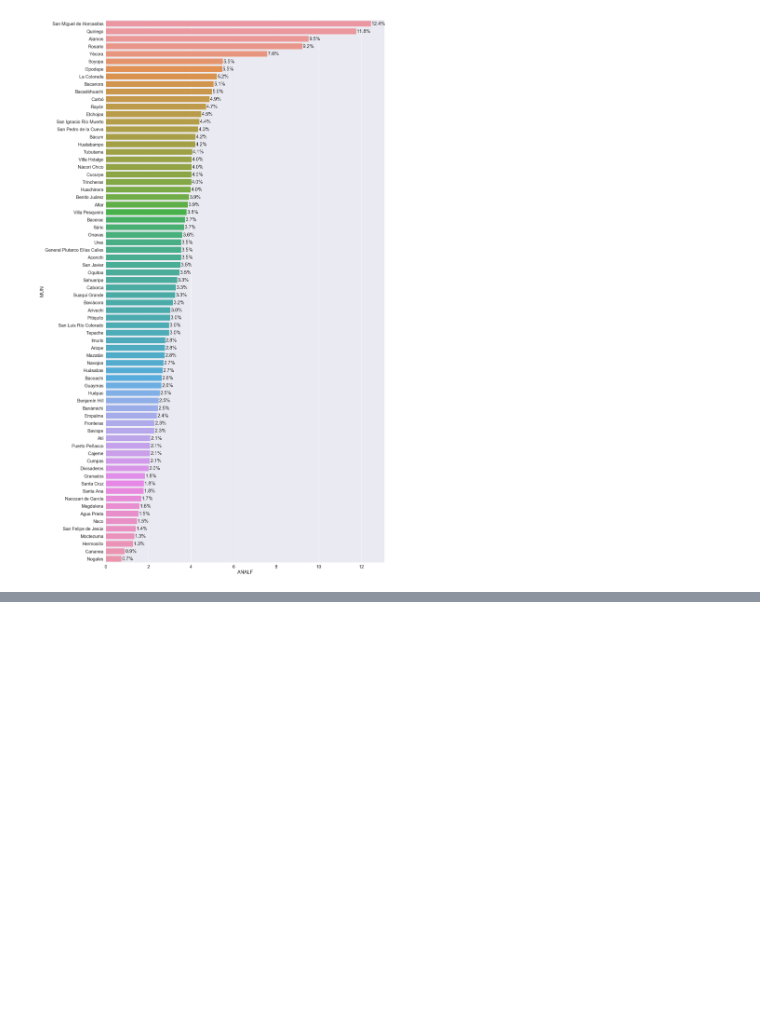
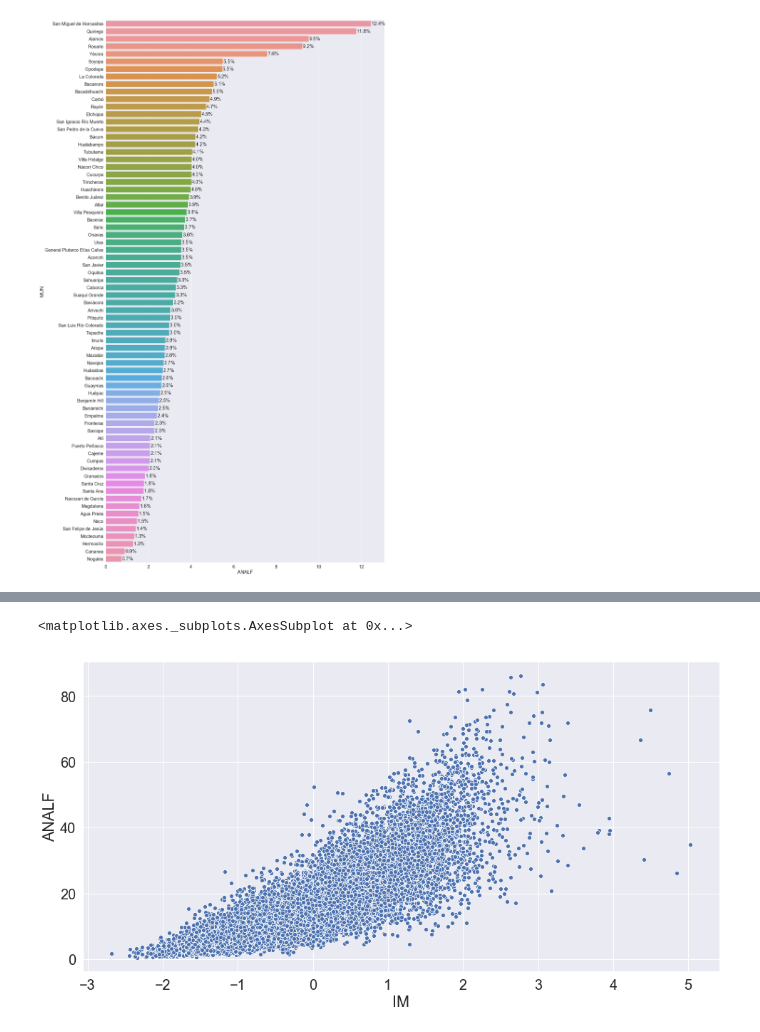
Before and after one commit to BrayanDurazo/EvidenciasCursoML, a Jupyter notebook: Datos_marginacion.ipynb, the cells around one changed output, grey strips where cells are left out. Drawn from its saved outputs; the diff is of its cells as text; code cells hidden in the pictures; blank space fills up the shorter version.

```diff
--- a/Datos_marginacion.ipynb
+++ b/Datos_marginacion.ipynb
@@ -53,7 +56,7 @@ colsFloat = list(set(indices_marginacion.columns) - set(colsNoFloat))
 for cols in colsFloat:
     indices_marginacion[cols] = pd.to_numeric(indices_marginacion[cols], downcast='float', errors='coerce')
 
-colsInt = ['CVE_ENT', 'CVE_MUN', 'LUGAR_EST', 'LUG_NAC', 'IND0A100', 'AÑO', 'POB_TOT']
+colsInt = ['LUGAR_EST', 'LUG_NAC', 'IND0A100', 'AÑO', 'POB_TOT']
 for cols in colsInt:
     indices_marginacion[cols] = pd.to_numeric(indices_marginacion[cols], downcast='integer', errors='coerce')
 
@@ -78,5 +81 @@ dtypes: float32(13), float64(5), int16(1), int32(1), object(2)
 memory usage: 1.7+ MB
-# %%
-# Con la información obtenida en el recuadro anterior, se decide eliminar
-# las columnas con más de la mitad de valores nulos
-indices_marginacion = indices_marginacion.drop(columns=['VP','OVSD','OVSDSE','IND0A100'])
@@ -82,0 +84,4 @@ indices_marginacion = indices_marginacion.drop(columns=['VP','OVSD','OVSDSE','IN
+# %%
+indices_marginacion = indices_marginacion.drop(columns=['LUG_NAC','LUGAR_EST','GM', 'VP', 'IND0A100'])
+indices_marginacion = indices_marginacion.drop(columns=['CVE_ENT', 'CVE_MUN','OVSD', 'OVSDSE', 'OVSDE'])
+indices_marginacion.info()
@@ -82,0 +108,15 @@ indices_marginacion = indices_marginacion.drop(columns=['VP','OVSD','OVSDSE','IN
+# %%
+#Cambio de nombre a columna para poder manejarla con mayor facilidad.
+indices_marginacion = indices_marginacion.rename(columns={'PL<5000': 'P_5000'})
+
+indices_marginacion['ANALF'] = indices_marginacion.ANALF.fillna(indices_marginacion['ANALF'].mean())
+indices_marginacion['SPRIM'] = indices_marginacion.SPRIM.fillna(indices_marginacion['SPRIM'].mean())
+indices_marginacion['OVSEE'] = indices_marginacion.OVSEE.fillna(indices_marginacion['OVSEE'].mean())
+indices_marginacion['OVSAE'] = indices_marginacion.OVSAE.fillna(indices_marginacion['OVSAE'].mean())
+indices_marginacion['VHAC'] = indices_marginacion.VHAC.fillna(indices_marginacion['VHAC'].mean())
+indices_marginacion['OVPT'] = indices_marginacion.OVPT.fillna(indices_marginacion['OVPT'].mean())
+indices_marginacion['P_5000'] = indices_marginacion.P_5000.fillna(indices_marginacion['P_5000'].mean())
+indices_marginacion['PO2SM'] = indices_marginacion.PO2SM.fillna(indices_marginacion['PO2SM'].mean())
+indices_marginacion['IM'] = indices_marginacion.IM.fillna(indices_marginacion['IM'].mean())
+
+indices_marginacion.info()
@@ -131,0 +181,9 @@ sns.stripplot(y='ENT', x='ANALF',
+# %%
+X = indices_marginacion[['ANALF']]
+Y = indices_marginacion[['IM']]
+
+plt.figure(figsize=(16,8))
+sns.scatterplot(indices_marginacion['IM'], indices_marginacion['ANALF'])
+# %% [output]
+<matplotlib.axes._subplots.AxesSubplot at 0x...>
+[figure, added]
```
Also changed, not shown: parts of 13 cells of this notebook.
